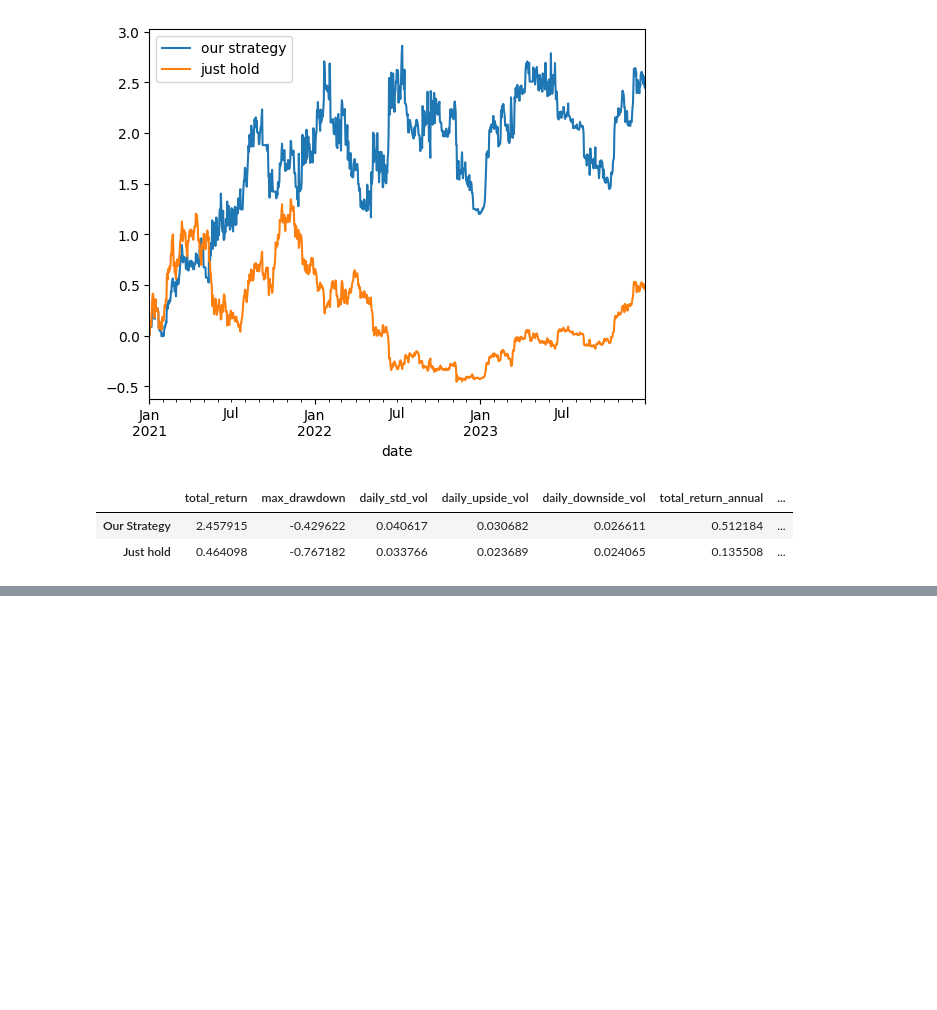
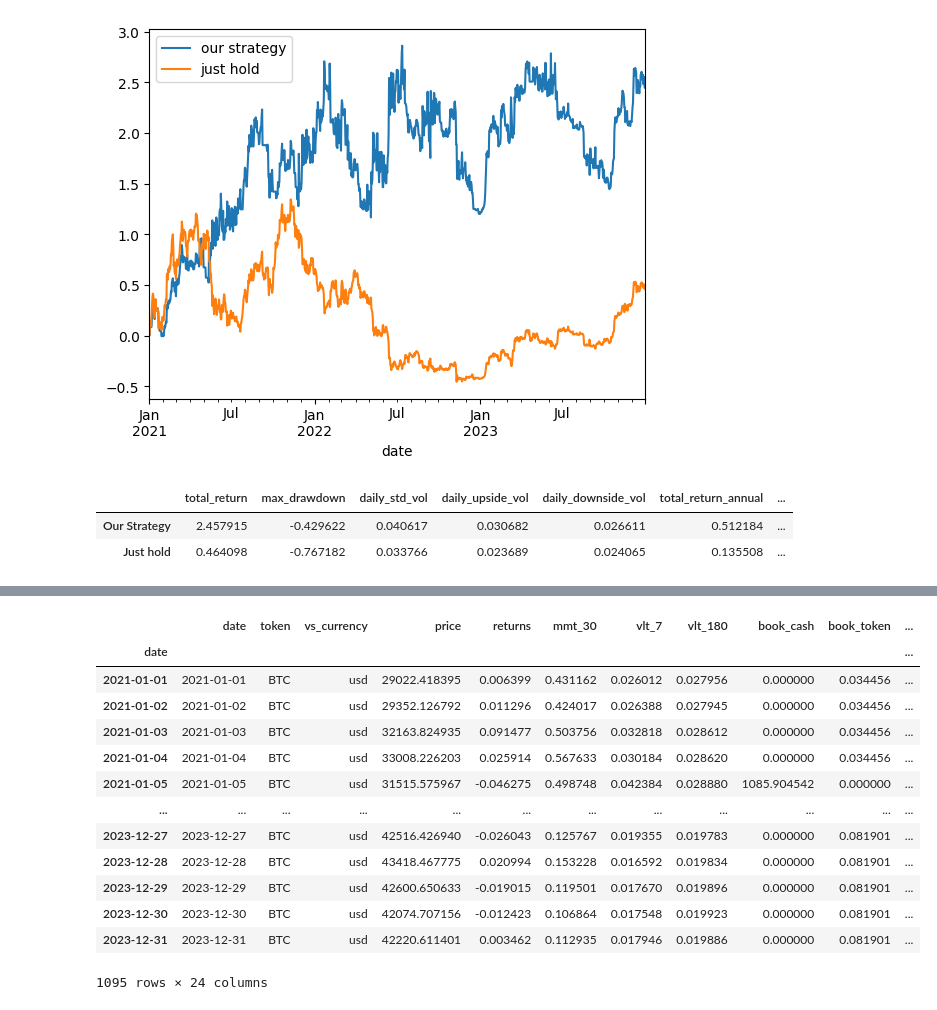
Before and after one commit to xben12/bbk_quant, a Jupyter notebook: main.ipynb, the cells around one changed output, grey strips where cells are left out. Saved outputs shown, nothing was run; the diff lists cells and outputs as text; code cells hidden in the pictures; blank space fills up the shorter version.

```diff
--- a/main.ipynb
+++ b/main.ipynb
@@ -19,0 +36,17 @@ mb.show()
+# %%
+df_bk
+# %% [output]
+|  | date | token | vs_currency | price | returns | mmt_30 | vlt_7 | vlt_180 | book_cash | book_token | ... |
+| date |  |  |  |  |  |  |  |  |  |  | ... |
+| 2021-01-01 | 2021-01-01 | BTC | usd | 29022.418395 | 0.006399 | 0.431162 | 0.026012 | 0.027956 | 0.000000 | 0.034456 | ... |
+| 2021-01-02 | 2021-01-02 | BTC | usd | 29352.126792 | 0.011296 | 0.424017 | 0.026388 | 0.027945 | 0.000000 | 0.034456 | ... |
+| 2021-01-03 | 2021-01-03 | BTC | usd | 32163.824935 | 0.091477 | 0.503756 | 0.032818 | 0.028612 | 0.000000 | 0.034456 | ... |
+| 2021-01-04 | 2021-01-04 | BTC | usd | 33008.226203 | 0.025914 | 0.567633 | 0.030184 | 0.028620 | 0.000000 | 0.034456 | ... |
+| 2021-01-05 | 2021-01-05 | BTC | usd | 31515.575967 | -0.046275 | 0.498748 | 0.042384 | 0.028880 | 1085.904542 | 0.000000 | ... |
+| ... | ... | ... | ... | ... | ... | ... | ... | ... | ... | ... | ... |
+| 2023-12-27 | 2023-12-27 | BTC | usd | 42516.426940 | -0.026043 | 0.125767 | 0.019355 | 0.019783 | 0.000000 | 0.081901 | ... |
+| 2023-12-28 | 2023-12-28 | BTC | usd | 43418.467775 | 0.020994 | 0.153228 | 0.016592 | 0.019834 | 0.000000 | 0.081901 | ... |
+| 2023-12-29 | 2023-12-29 | BTC | usd | 42600.650633 | -0.019015 | 0.119501 | 0.017670 | 0.019896 | 0.000000 | 0.081901 | ... |
+| 2023-12-30 | 2023-12-30 | BTC | usd | 42074.707156 | -0.012423 | 0.106864 | 0.017548 | 0.019923 | 0.000000 | 0.081901 | ... |
+| 2023-12-31 | 2023-12-31 | BTC | usd | 42220.611401 | 0.003462 | 0.112935 | 0.017946 | 0.019886 | 0.000000 | 0.081901 | ... |
+1095 rows × 24 columns
```
Also changed, not shown: parts of 2 cells of this notebook.
